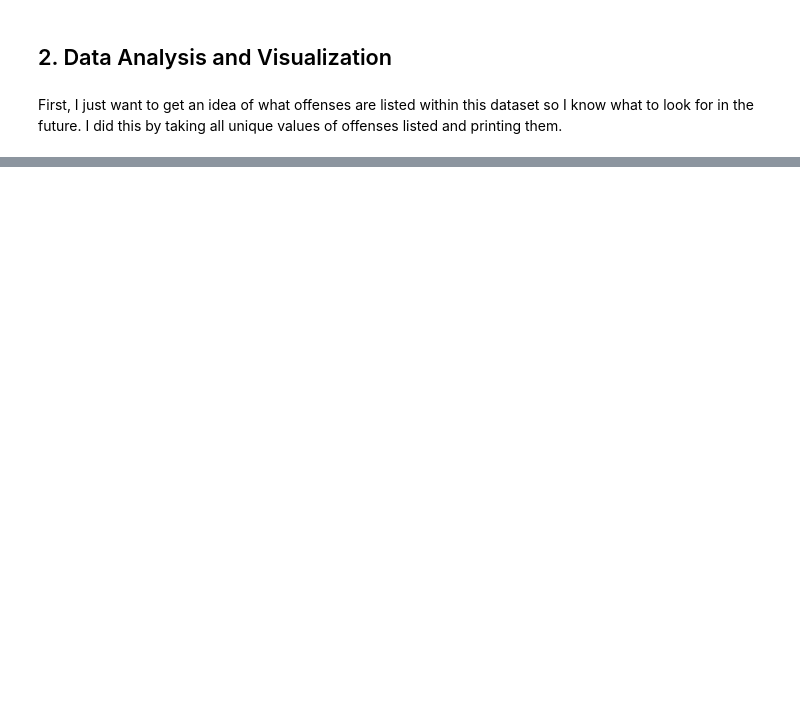
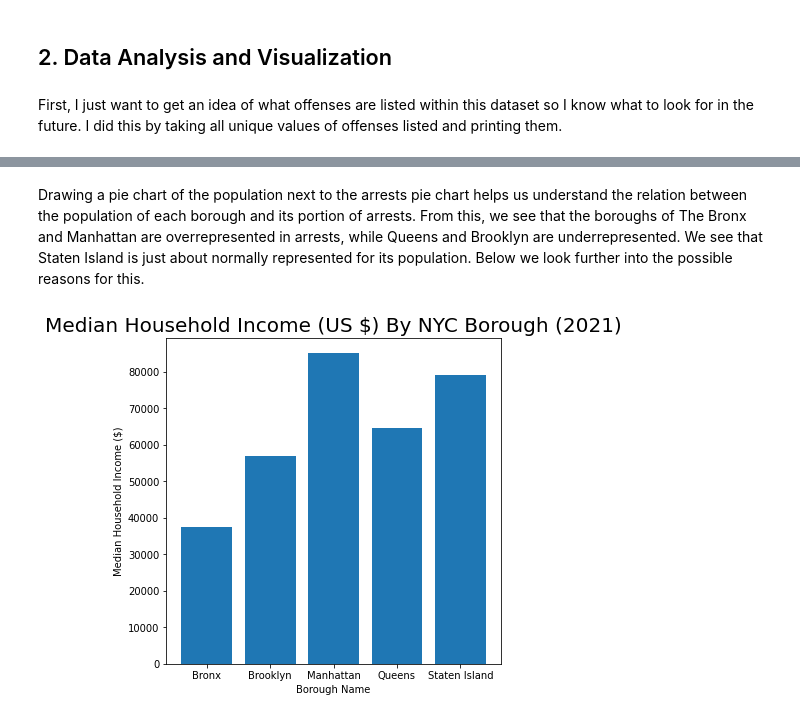
Before and after one commit to monsarkey/monsarkey.github.io, a Jupyter notebook: smarkey_nyc_crime.ipynb, the cells around one changed output, grey strips where cells are left out. Drawn from its saved outputs; the diff is of its cells as text; code cells hidden in the pictures; blank space fills up the shorter version.

```diff
--- a/smarkey_nyc_crime.ipynb
+++ b/smarkey_nyc_crime.ipynb
@@ -90,0 +213,11 @@ heatmap
+# %% [markdown]
+Drawing a pie chart of the population next to the arrests pie chart helps us understand the relation between the population of each borough and its portion of arrests. From this, we see that the boroughs of The Bronx and Manhattan are overrepresented in arrests, while Queens and Brooklyn are underrepresented. We see that Staten Island is just about normally represented for its population. Below we look further into the possible reasons for this.
+# %%
+plt.figure(figsize=(6,6))
+plt.title('Median Household Income (US $) By NYC Borough (2021)', fontsize=20)
+plt.bar(labels, med_household_inc)
+plt.ylabel("Median Household Income ($)")
+plt.xlabel("Borough Name")
+plt.show()
+# %% [output]
+[figure, added]
```
Also changed, not shown: parts of 21 cells of this notebook, 1 other file.
